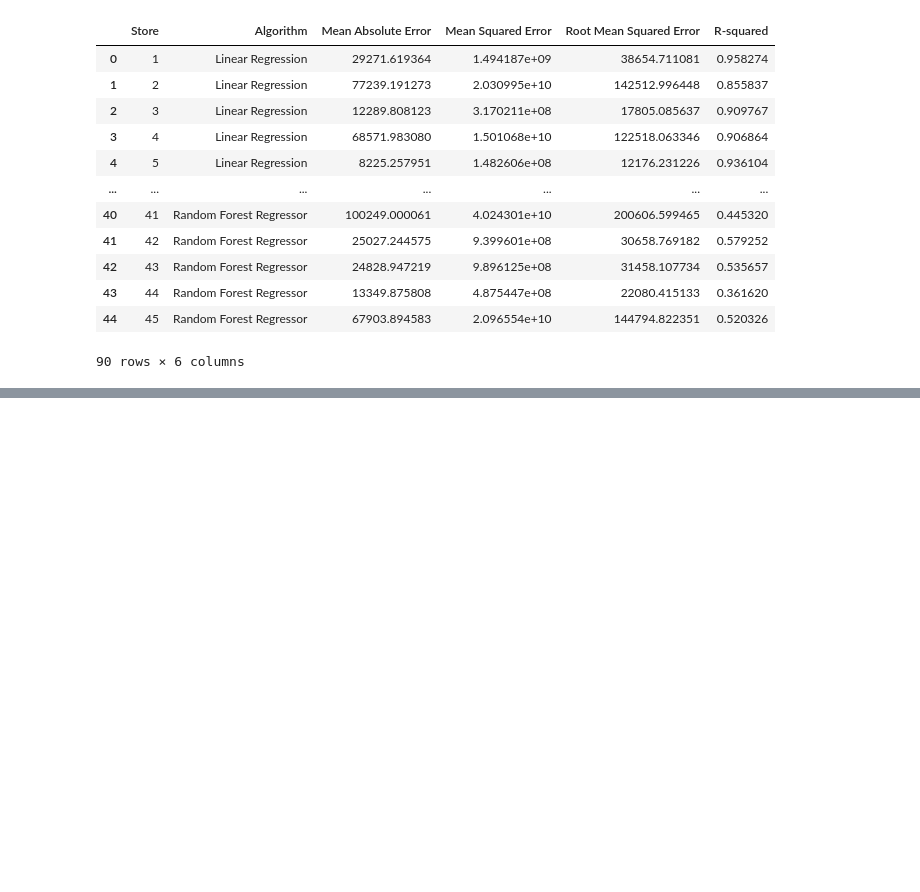
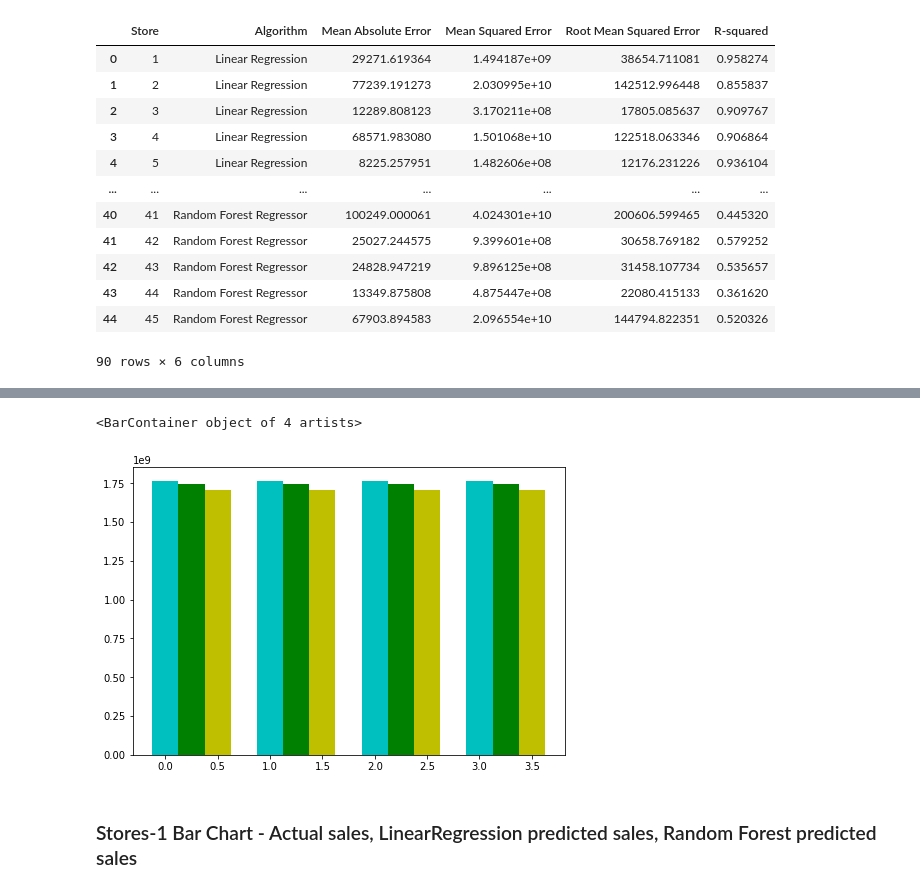
Before and after one commit to Franceskling/final_project, a Jupyter notebook: machine_learning/ALLstores_sales_forecast_ML.ipynb, the cells around one changed output, grey strips where cells are left out. Saved outputs shown, nothing was run; the diff lists cells and outputs as text; code cells hidden in the pictures; blank space fills up the shorter version.

```diff
--- a/machine_learning/ALLstores_sales_forecast_ML.ipynb
+++ b/machine_learning/ALLstores_sales_forecast_ML.ipynb
@@ -503,0 +485,18 @@ plt.show()
+# %%
+Allstores_actual = actual_vs_prediction_merge["Actual_x"].sum()
+# %%
+Allstores_predicted_LinearRegression = actual_vs_prediction_merge["Prediction_x"].sum()
+# %%
+Allstores_predicted_RandomForest = actual_vs_prediction_merge["Prediction_y"].sum()
+# %%
+X = np.arange(4)
+fig = plt.figure()
+ax = fig.add_axes([0,0,1,1])
+ax.bar(X + 0.00, Allstores_actual, color = 'c', width = 0.25)
+ax.bar(X + 0.25, Allstores_predicted_LinearRegression, color = 'g', width = 0.25)
+ax.bar(X + 0.50, Allstores_predicted_RandomForest, color = 'y', width = 0.25)
+# %% [output]
+<BarContainer object of 4 artists>
+[figure, added]
+# %% [markdown]
+### Stores-1 Bar Chart - Actual sales, LinearRegression predicted sales, Random Forest predicted sales
```
Also changed, not shown: parts of 37 cells of this notebook.
